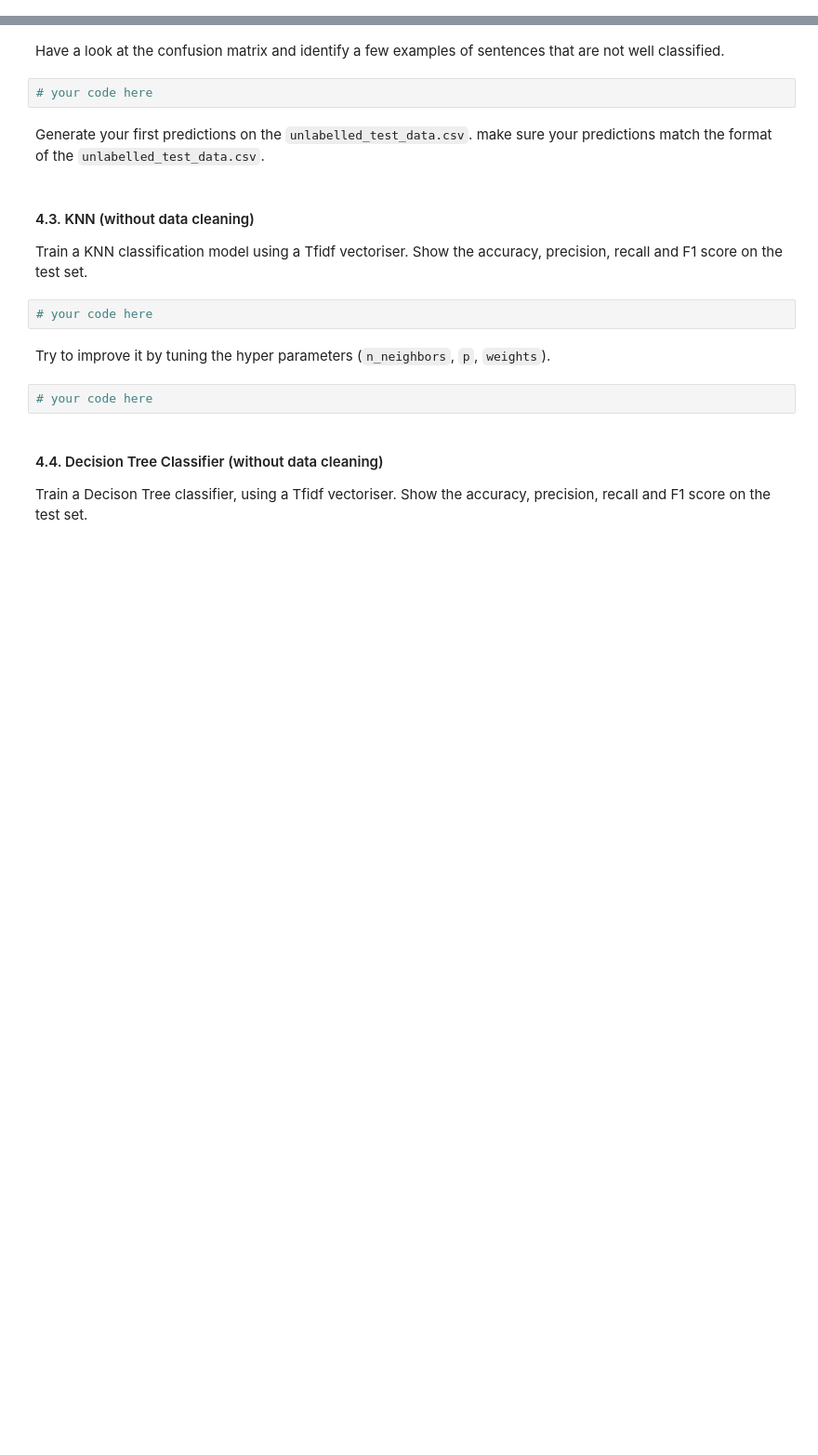
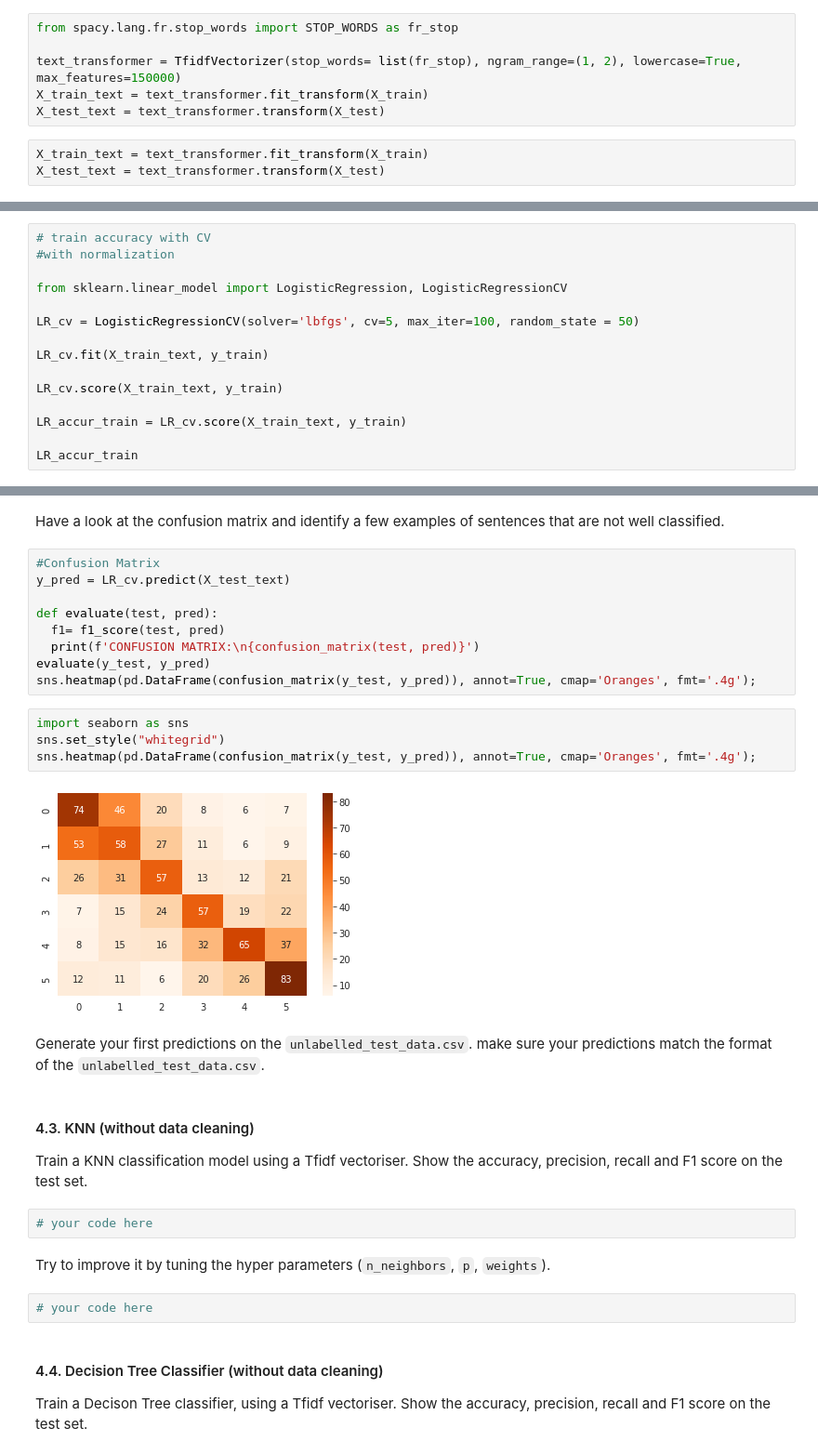
Before and after one commit to Stergios-Konstantinidis/DMML2022_Nestle, a Jupyter notebook: DMML2022_Nestle.ipynb, the cells around one changed output, grey strips where cells are left out. Shown: that part at 93% size. Saved outputs shown, nothing was run; the diff lists cells and outputs as text; blank space fills up the shorter version.

```diff
--- a/DMML2022_Nestle.ipynb
+++ b/DMML2022_Nestle.ipynb
@@ -172,2 +215,11 @@ from sklearn.feature_extraction.text import CountVectorizer, TfidfVectorizer
+# %%
+from spacy.lang.fr.stop_words import STOP_WORDS as fr_stop
+
+text_transformer = TfidfVectorizer(stop_words= list(fr_stop), ngram_range=(1, 2), lowercase=True, max_features=150000)
+X_train_text = text_transformer.fit_transform(X_train)
+X_test_text = text_transformer.transform(X_test)
+# %%
+X_train_text = text_transformer.fit_transform(X_train)
+X_test_text = text_transformer.transform(X_test)
 # %% [markdown]
 Calculate accuracy, precision, recall and F1 score on the test set.
@@ -175,0 +226,15 @@ Calculate accuracy, precision, recall and F1 score on the test set.
+# %%
+# train accuracy with CV
+#with normalization
+
+from sklearn.linear_model import LogisticRegression, LogisticRegressionCV
+
+LR_cv = LogisticRegressionCV(solver='lbfgs', cv=5, max_iter=100, random_state = 50)
+
+LR_cv.fit(X_train_text, y_train)
+
+LR_cv.score(X_train_text, y_train)
+
+LR_accur_train = LR_cv.score(X_train_text, y_train)
+
+LR_accur_train
@@ -176,7 +275,20 @@ Calculate accuracy, precision, recall and F1 score on the test set.
 # %% [markdown]
 Have a look at the confusion matrix and identify a few examples of sentences that are not well classified.
-# %%
-# your code here
+# %%
+#Confusion Matrix
+y_pred = LR_cv.predict(X_test_text)
+
+def evaluate(test, pred):
+  f1= f1_score(test, pred)
+  print(f'CONFUSION MATRIX:\n{confusion_matrix(test, pred)}')
+evaluate(y_test, y_pred)
+sns.heatmap(pd.DataFrame(confusion_matrix(y_test, y_pred)), annot=True, cmap='Oranges', fmt='.4g');
+# %%
+import seaborn as sns
+sns.set_style("whitegrid")
+sns.heatmap(pd.DataFrame(confusion_matrix(y_test, y_pred)), annot=True, cmap='Oranges', fmt='.4g');
+# %% [output]
+[figure, added]
 # %% [markdown]
 Generate your first predictions on the `unlabelled_test_data.csv`. make sure your predictions match the format of the `unlabelled_test_data.csv`.
 # %% [markdown]
```
Also changed, not shown: parts of 12 cells of this notebook.
